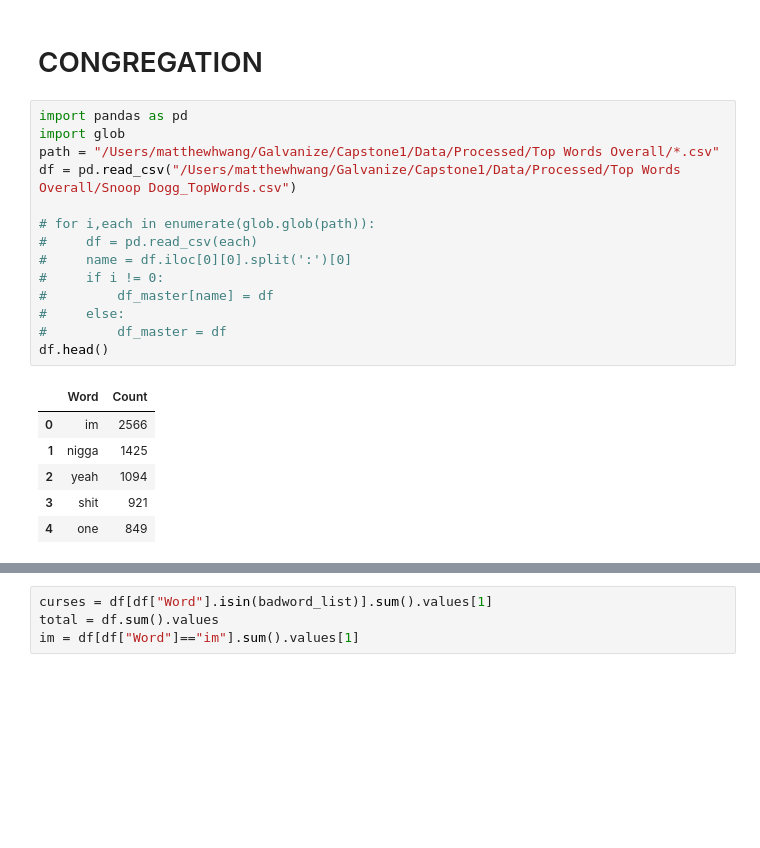
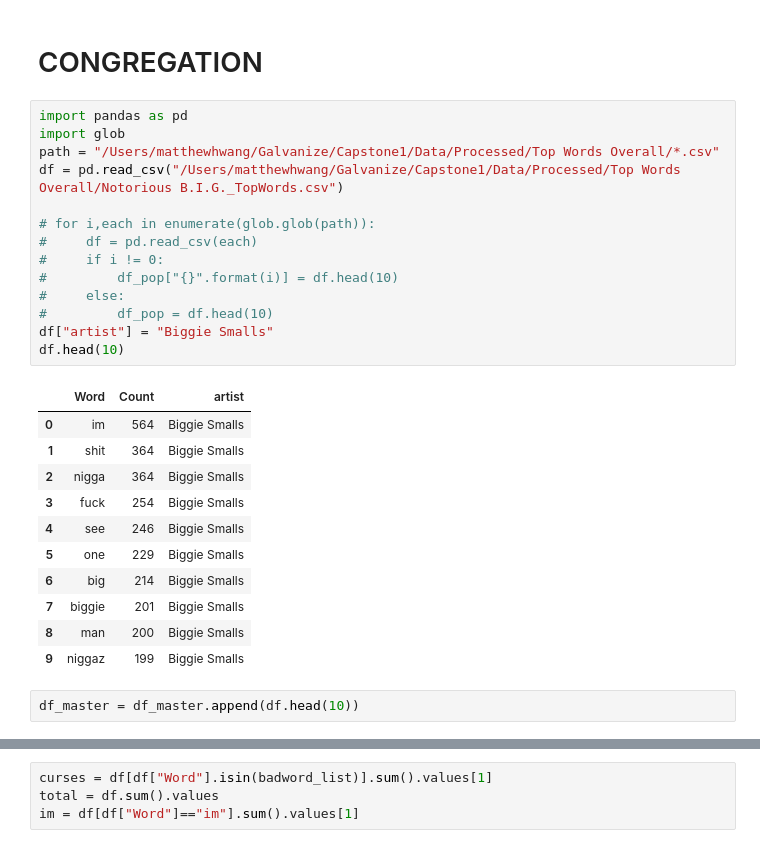
Before and after one commit to mdhwang/What-We-Talkin-Bout, a Jupyter notebook: Text Cleaner (Stop Words and Processing).ipynb, the cells around one changed output, grey strips where cells are left out. Drawn from its saved outputs; the diff is of its cells as text; blank space fills up the shorter version.

```diff
--- a/Text Cleaner (Stop Words and Processing).ipynb
+++ b/Text Cleaner (Stop Words and Processing).ipynb
@@ -70,21 +166,28 @@ hello.to_csv(r'/Users/matthewhwang/Galvanize/Capstone1/Data/Processed/Snoop Dogg
 # %%
 import pandas as pd
 import glob
 path = "/Users/matthewhwang/Galvanize/Capstone1/Data/Processed/Top Words Overall/*.csv"
-df = pd.read_csv("/Users/matthewhwang/Galvanize/Capstone1/Data/Processed/Top Words Overall/Snoop Dogg_TopWords.csv")
+df = pd.read_csv("/Users/matthewhwang/Galvanize/Capstone1/Data/Processed/Top Words Overall/Notorious B.I.G._TopWords.csv")
 
 # for i,each in enumerate(glob.glob(path)):
 #     df = pd.read_csv(each)
-#     name = df.iloc[0][0].split(':')[0]
 #     if i != 0:
-#         df_master[name] = df
+#         df_pop["{}".format(i)] = df.head(10)
 #     else:
-#         df_master = df
-df.head()
+#         df_pop = df.head(10)
+df["artist"] = "Biggie Smalls"
+df.head(10)
 # %% [output]
-|  | Word | Count |
-| 0 | im | 2566 |
-| 1 | nigga | 1425 |
-| 2 | yeah | 1094 |
-| 3 | shit | 921 |
-| 4 | one | 849 |
+|  | Word | Count | artist |
+| 0 | im | 564 | Biggie Smalls |
+| 1 | shit | 364 | Biggie Smalls |
+| 2 | nigga | 364 | Biggie Smalls |
+| 3 | fuck | 254 | Biggie Smalls |
+| 4 | see | 246 | Biggie Smalls |
+| 5 | one | 229 | Biggie Smalls |
+| 6 | big | 214 | Biggie Smalls |
+| 7 | biggie | 201 | Biggie Smalls |
+| 8 | man | 200 | Biggie Smalls |
+| 9 | niggaz | 199 | Biggie Smalls |
+# %%
+df_master = df_master.append(df.head(10))
```
Also changed, not shown: parts of 22 cells of this notebook, 6 other files.
